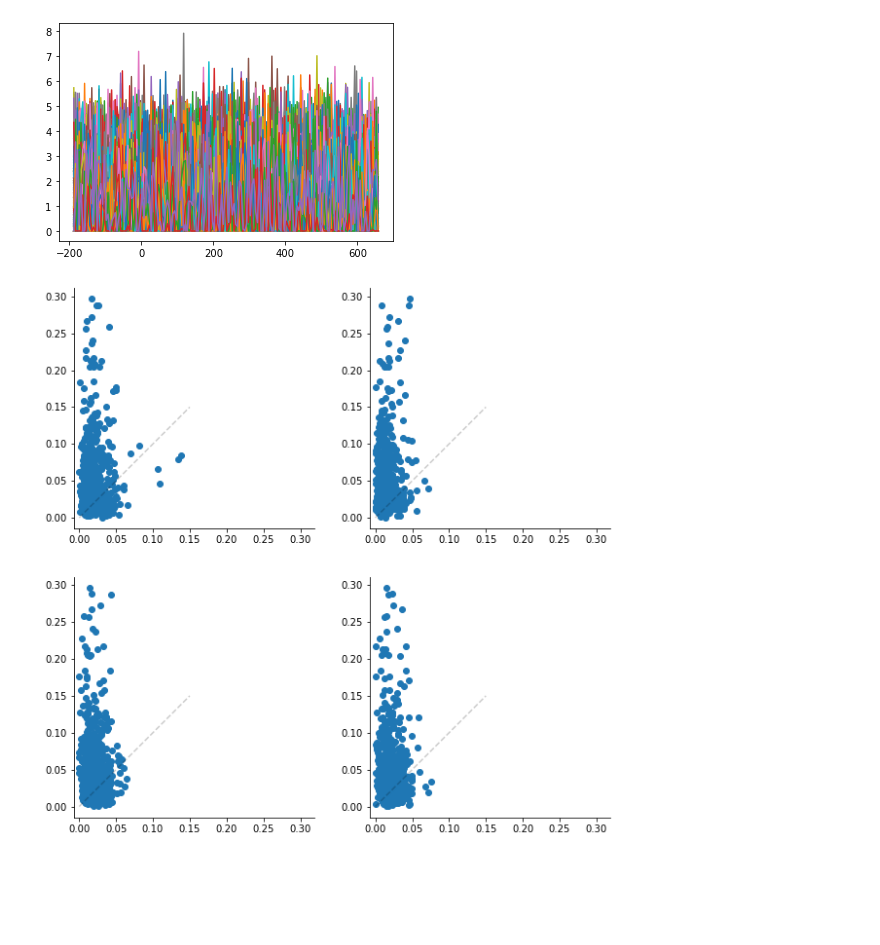
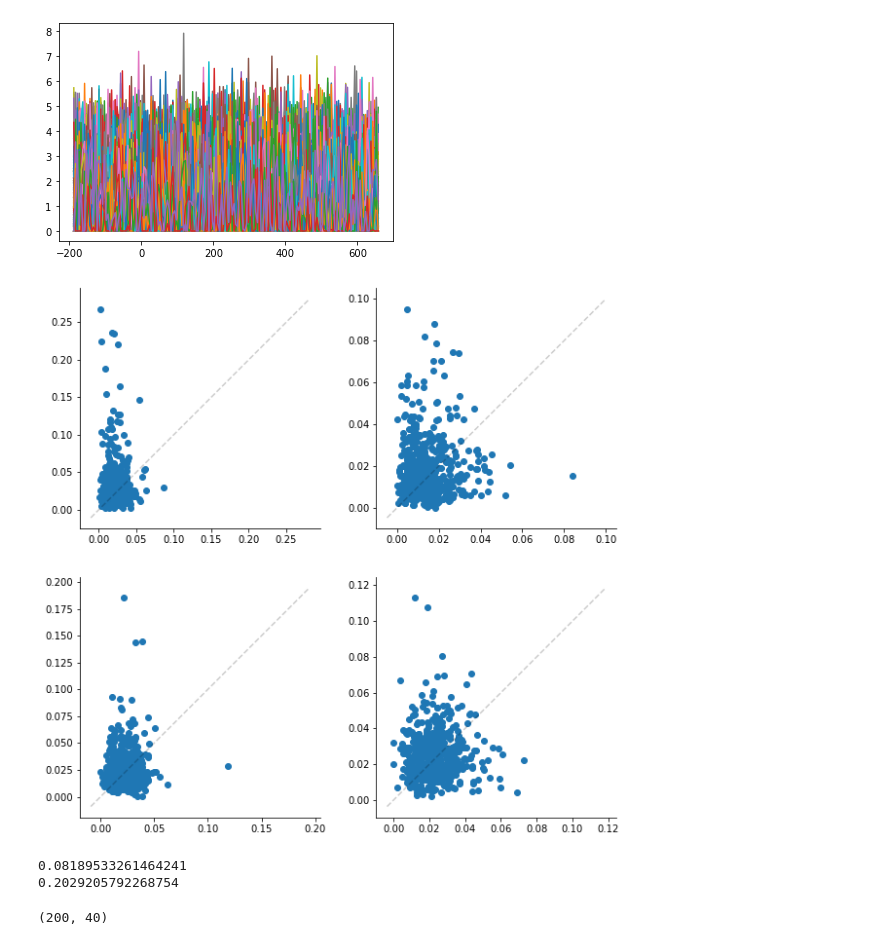
Before and after one commit to mohrabi/sua-categorical-representation, a Jupyter notebook: inf/mutual_information.ipynb, the cells around one changed output. Cells and saved outputs as stored; diff of their text form; code cells hidden in the pictures; blank space fills up the shorter version.

```diff
--- a/inf/mutual_information.ipynb
+++ b/inf/mutual_information.ipynb
@@ -102,31 +137,38 @@ plt.legend(["face", "body", "artificial", "natural"])
 plt.plot(np.arange(-200, 650, 5) + 12.5, mi['face'].T / bl * 1000);
 # %% [output]
 [figure]
-# %%
-fig, axs = plt.subplots(2, 2, figsize=(10, 10))
-axs = axs.flatten()
-time = np.arange(-200, 650, 5) + 12.5
-
-axs[0, 0].scatter(mi['face'][:, (time < 50) & (time > -50)].mean(1), \
-    mi['face'][:, (time < 250) & (time > 150)].mean(1))
-axs[0, 0].plot([0, .15], [0, .15], c='k', alpha=.2, ls='--')
-axs[0, 0].axis('square')
-
-axs[0, 1].scatter(mi['body'][:, (time < 50) & (time > -50)].mean(1), \
-    mi['face'][:, (time < 250) & (time > 150)].mean(1))
-axs[0, 1].plot([0, .15], [0, .15], c='k', alpha=.2, ls='--')
-axs[0, 1].axis('square')
-
-axs[1, 0].scatter(mi['natural'][:, (time < 50) & (time > -50)].mean(1), \
-    mi['face'][:, (time < 250) & (time > 150)].mean(1))
-axs[1, 0].plot([0, .15], [0, .15], c='k', alpha=.2, ls='--')
-axs[1, 0].axis('square')
-
-axs[1, 1].scatter(mi['artificial'][:, (time < 50) & (time > -50)].mean(1), \
-    mi['face'][:, (time < 250) & (time > 150)].mean(1))
-axs[1, 1].plot([0, .15], [0, .15], c='k', alpha=.2, ls='--')
-axs[1, 1].axis('square')
-
-sns.despine()
-# %% [output]
-[figure, removed]
+# %%
+fig, axs = plt.subplots(2, 2, figsize=(10, 10))
+axs = axs.flatten()
+time = np.arange(-200, 650, 5) + 12.5
+
+for ax, category in zip(axs, ["face", "body", "artificial", "natural"]):
+    ax.scatter(mi[category][:, (time < 50) & (time > -50)].mean(1), \
+        mi[category][:, (time < 250) & (time > 150)].mean(1))
+
+    xlim = ax.get_xlim()
+    ylim = ax.get_ylim()
+    alim = [min(xlim[0], ylim[0]), max(xlim[1], ylim[1])]
+    ax.plot(alim, alim, c='k', alpha=.2, ls='--')
+
+    ax.axis('square')
+
+sns.despine()
+# %% [output]
+[figure, added]
+# %%
+from sklearn.linear_model import LinearRegression as LR
+
+ITC = np.random.normal(loc=0, scale=20, size=(200, 20))
+PFC = np.random.normal(loc=0, scale=20, size=(200, 20))
+tar = 2 * ITC[:, 0] + np.random.normal(loc=0, scale=20, size=(200, 1))
+
+print(LR().fit(ITC, tar).score(ITC, tar))
+print(LR().fit(np.c_[ITC, PFC], tar).score(np.c_[ITC, PFC], tar))
+# %% [output]
+0.08189533261464241
+0.2029205792268754
+# %%
+np.c_[ITC, PFC].shape
+# %% [output]
+(200, 40)
```
Also changed, not shown: parts of 5 cells of this notebook, 4 other files.
